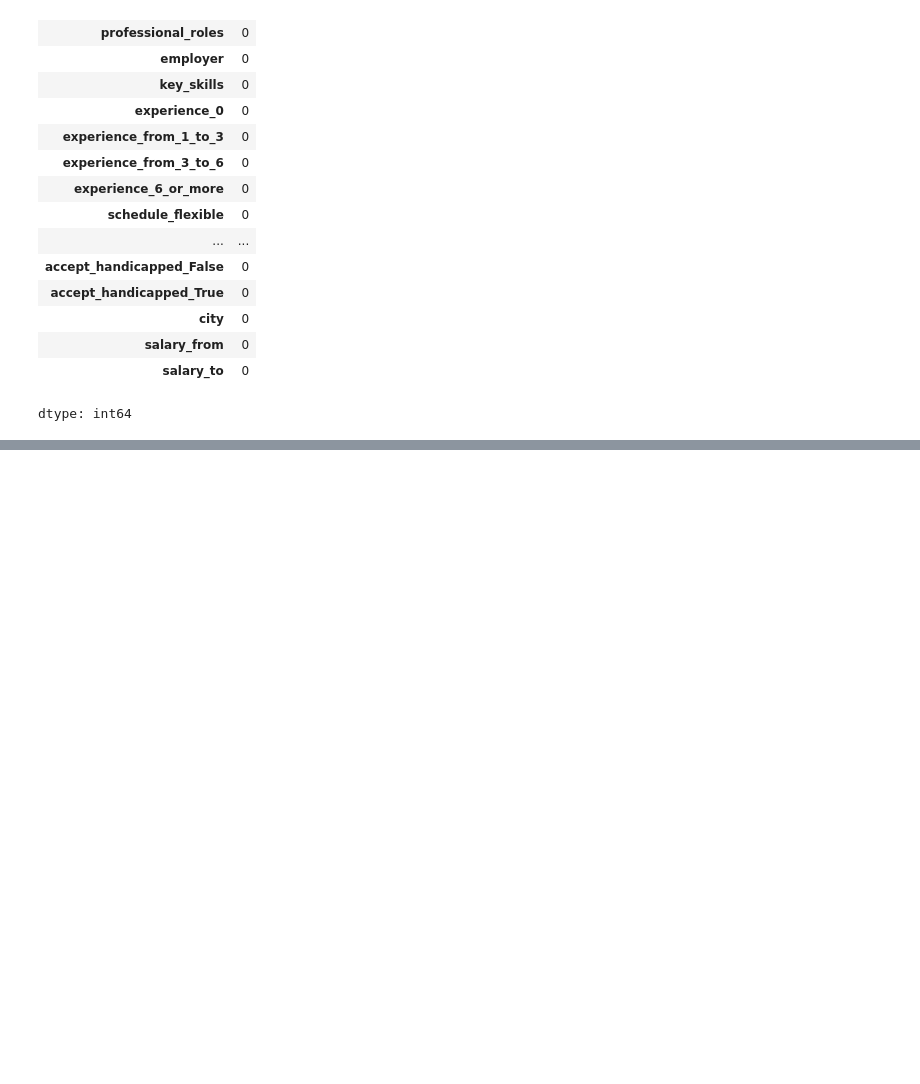
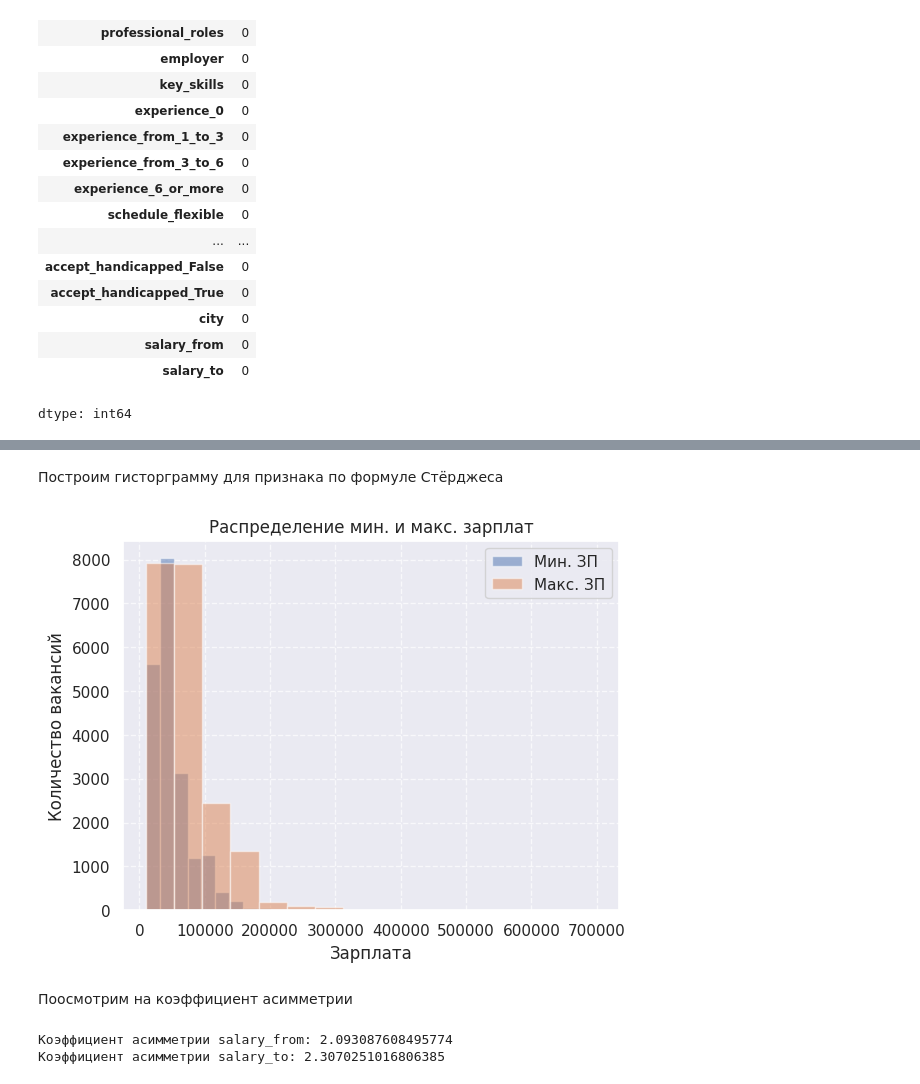
Before and after one commit to NikitaMarnykh/labor_market_analysis, a Jupyter notebook: Марных_Н_В_и_Оборотов_М_В_анализ_рынка_труда_advanced_plus.ipynb, the cells around one changed output, grey strips where cells are left out. Saved outputs shown, nothing was run; the diff lists cells and outputs as text; code cells hidden in the pictures; blank space fills up the shorter version.

```diff
--- a/Марных_Н_В_и_Оборотов_М_В_анализ_рынка_труда_advanced_plus.ipynb
+++ b/Марных_Н_В_и_Оборотов_М_В_анализ_рынка_труда_advanced_plus.ipynb
@@ -2179,0 +2502,22 @@ dtype: int64
+# %% [markdown]
+Построим гисторграмму для признака по формуле Стёрджеса
+# %%
+plt.hist(dataset[sign_1], bins='sturges', alpha=0.5, label='Мин. ЗП')
+plt.hist(dataset[sign_2], bins='sturges', alpha=0.5, label='Макс. ЗП')
+
+plt.title('Распределение мин. и макс. зарплат')
+plt.xlabel('Зарплата')
+plt.ylabel('Количество вакансий')
+plt.legend()  # Показываем легенду с метками
+plt.grid(True, linestyle='--', alpha=0.7)  # Сетка для удобства
+plt.show()
+# %% [output]
+[figure, added]
+# %% [markdown]
+Поосмотрим на коэффициент асимметрии
+# %%
+print(f"Коэффициент асимметрии {sign_1}: {stats.skew(dataset[sign_1])}")
+print(f"Коэффициент асимметрии {sign_2}: {stats.skew(dataset[sign_2])}")
+# %% [output]
+Коэффициент асимметрии salary_from: 2.093087608495774
+Коэффициент асимметрии salary_to: 2.3070251016806385
```
Also changed, not shown: parts of 56 cells of this notebook.
